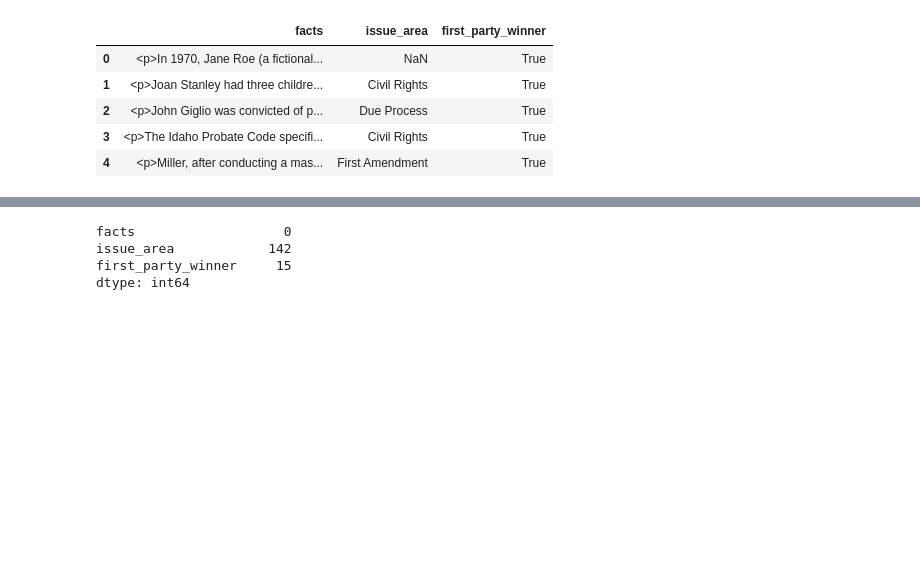
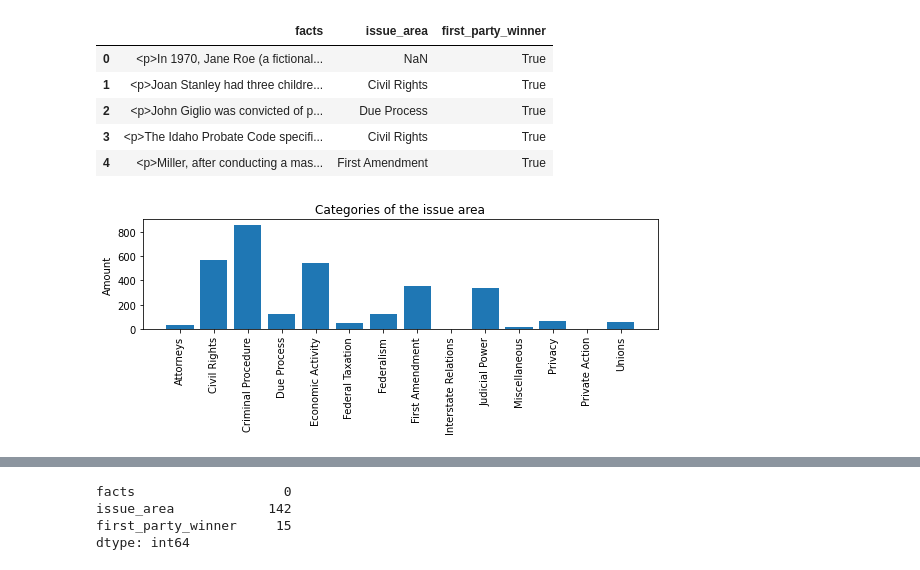
Before and after one commit to CarolinaOliveira001/SupremeCourtJudgementPrediction, a Jupyter notebook: secondTry.ipynb, the cells around one changed output, grey strips where cells are left out. Drawn from its saved outputs; the diff is of its cells as text; code cells hidden in the pictures; blank space fills up the shorter version.

```diff
--- a/secondTry.ipynb
+++ b/secondTry.ipynb
@@ -26,6 +26,23 @@ df.head(5)
 | 2 | <p>John Giglio was convicted of p... | Due Process | True |
 | 3 | <p>The Idaho Probate Code specifi... | Civil Rights | True |
 | 4 | <p>Miller, after conducting a mas... | First Amendment | True |
+# %%
+freqTarget = df.groupby(["issue_area"], as_index=False, sort=True)["facts"].count()
+vectorIA = ["Civil Rights", "Due Process", "First Amendment", "Criminal Procedure", "Privacy", "Federal Taxation",
+            "Economic Activity", "Judicial Power", "Unions", "Federalism", "Attorneys", "Miscellaneous",
+            "Interstate Relations", "Private Action"]
+
+plt.rcParams["figure.figsize"] = [8, 3.50]
+plt.rcParams["figure.autolayout"] = True
+plt.bar(freqTarget["issue_area"], freqTarget["facts"])
+plt.xticks(freqTarget["issue_area"])
+plt.title("Categories of the issue area")
+plt.xticks(rotation=90)
+plt.ylabel('Amount')
+plt.savefig("IssueAreaOfFirstPlot.png", dpi=1200)
+plt.show()
+# %% [output]
+[figure, added]
 # %%
 len(df)
 # %% [output]
```
Also changed, not shown: parts of 49 cells of this notebook.
